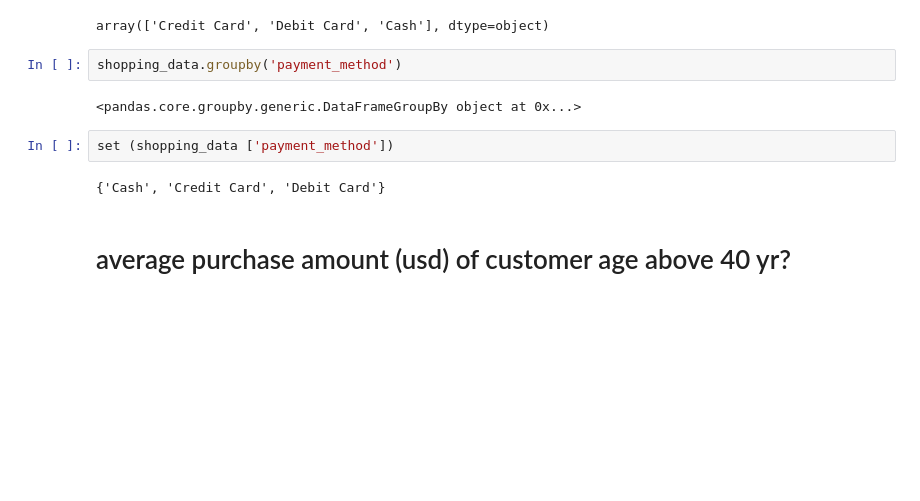
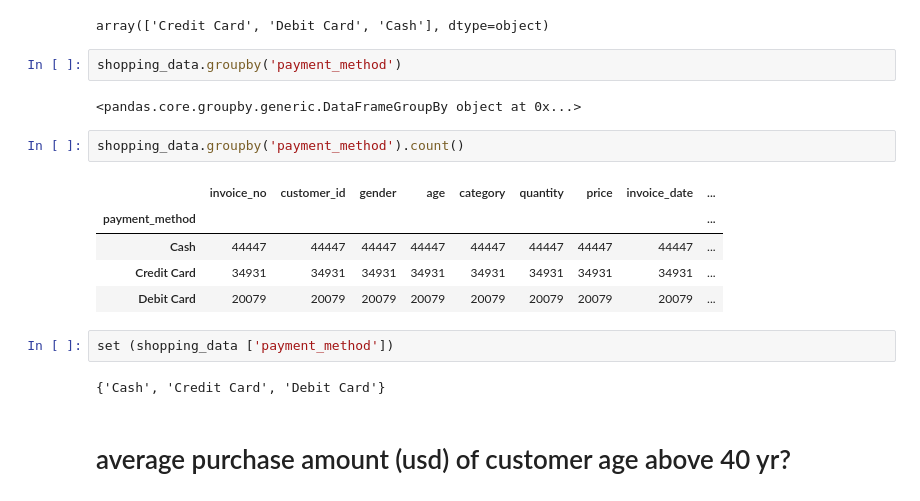
Before and after one commit to Thitiphorn267-3/BSC_DPDM23-1, a Jupyter notebook: Untitled0.ipynb, the cells around one changed output. Drawn from its saved outputs; the diff is of its cells as text; blank space fills up the shorter version.

```diff
--- a/Untitled0.ipynb
+++ b/Untitled0.ipynb
@@ -113,6 +122,14 @@ array(['Credit Card', 'Debit Card', 'Cash'], dtype=object)
 shopping_data.groupby('payment_method')
 # %% [output]
 <pandas.core.groupby.generic.DataFrameGroupBy object at 0x...>
+# %%
+shopping_data.groupby('payment_method').count()
+# %% [output]
+|  | invoice_no | customer_id | gender | age | category | quantity | price | invoice_date | ... |
+| payment_method |  |  |  |  |  |  |  |  | ... |
+| Cash | 44447 | 44447 | 44447 | 44447 | 44447 | 44447 | 44447 | 44447 | ... |
+| Credit Card | 34931 | 34931 | 34931 | 34931 | 34931 | 34931 | 34931 | 34931 | ... |
+| Debit Card | 20079 | 20079 | 20079 | 20079 | 20079 | 20079 | 20079 | 20079 | ... |
 # %%
 set (shopping_data ['payment_method'])
 # %% [output]
```
Also changed, not shown: parts of 2 cells of this notebook.
